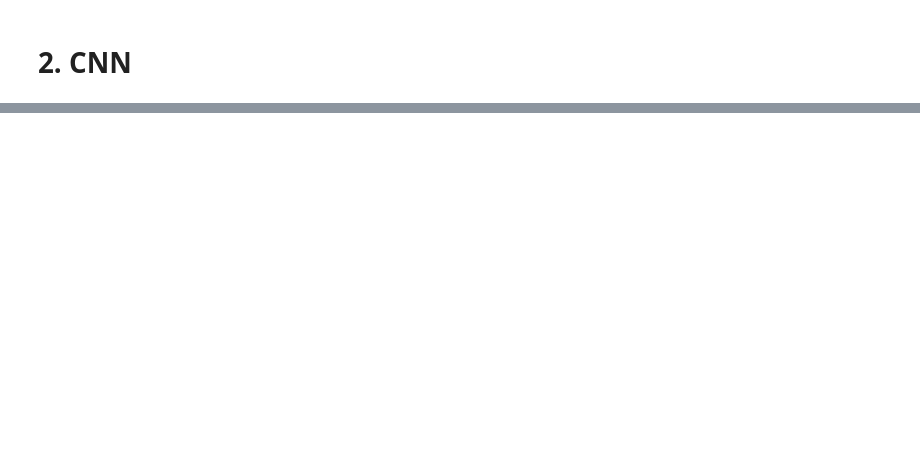
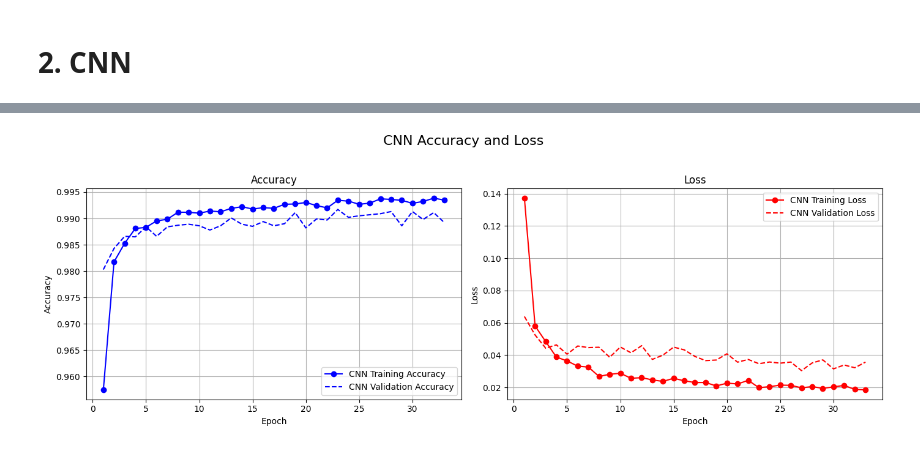
Before and after one commit to GhiasAli17/Models-Evaluation-on-MNIST, a Jupyter notebook: main.ipynb, the cells around one changed output, grey strips where cells are left out. Cells and saved outputs as stored; diff of their text form; code cells hidden in the pictures; blank space fills up the shorter version.

```diff
--- a/main.ipynb
+++ b/main.ipynb
@@ -165,0 +217,4 @@ plotGraph(history_cnn, "CNN", "CNN Accuracy and Loss")
+# %%
+plot_training_graphs(history_cnn, "CNN", "CNN Accuracy and Loss")
+# %% [output]
+[figure, added]
```
Also changed, not shown: parts of 26 cells of this notebook, 2 other files.
